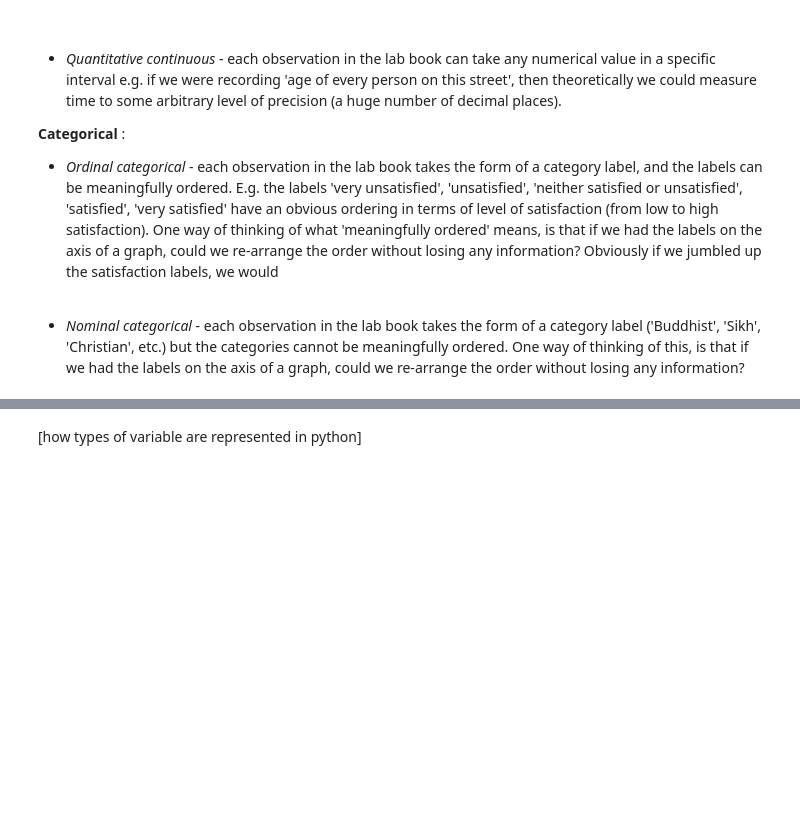
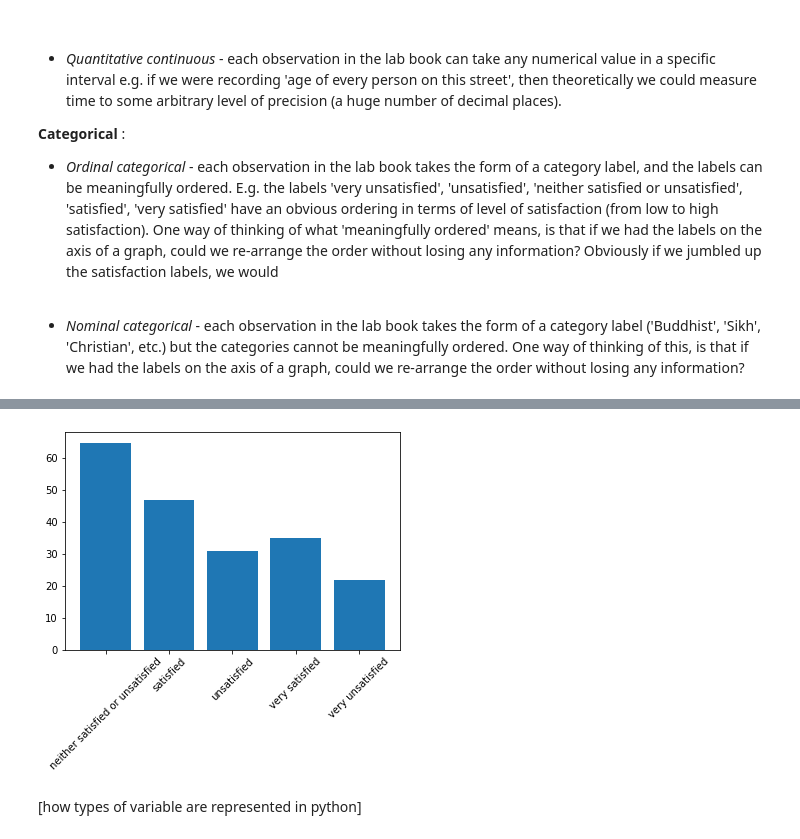
Before and after one commit to pxr687/islands_python_foundations, a Jupyter notebook: 2_variables_lists_indexing.ipynb, the cells around one changed output, grey strips where cells are left out. Cells and saved outputs as stored; diff of their text form; code cells hidden in the pictures; blank space fills up the shorter version.

```diff
--- a/2_variables_lists_indexing.ipynb
+++ b/2_variables_lists_indexing.ipynb
@@ -129,3 +217,14 @@ For quantitative varibales, each observation in a lab book takes the form of a n
+# %%
+# make x axis labels look better
+# an ordinal categorical variable
+satisfaction = np.random.choice(['very unsatisfied', 'unsatisfied', 'neither satisfied or unsatisfied', 'satisfied', 'very satisfied'],
+                                p = [0.5/5, 1/5, 1.5/5, 1/5, 1/5], size = 200)
+
+plt.bar(np.unique(satisfaction, return_counts = True)[0], np.unique(satisfaction, return_counts = True)[1])
+plt.xticks(rotation=45)
+plt.show()
+# %% [output]
+[figure, added]
 # %%
 # bar plot showing
 # %% [markdown]
```
Also changed, not shown: parts of 10 cells of this notebook.
